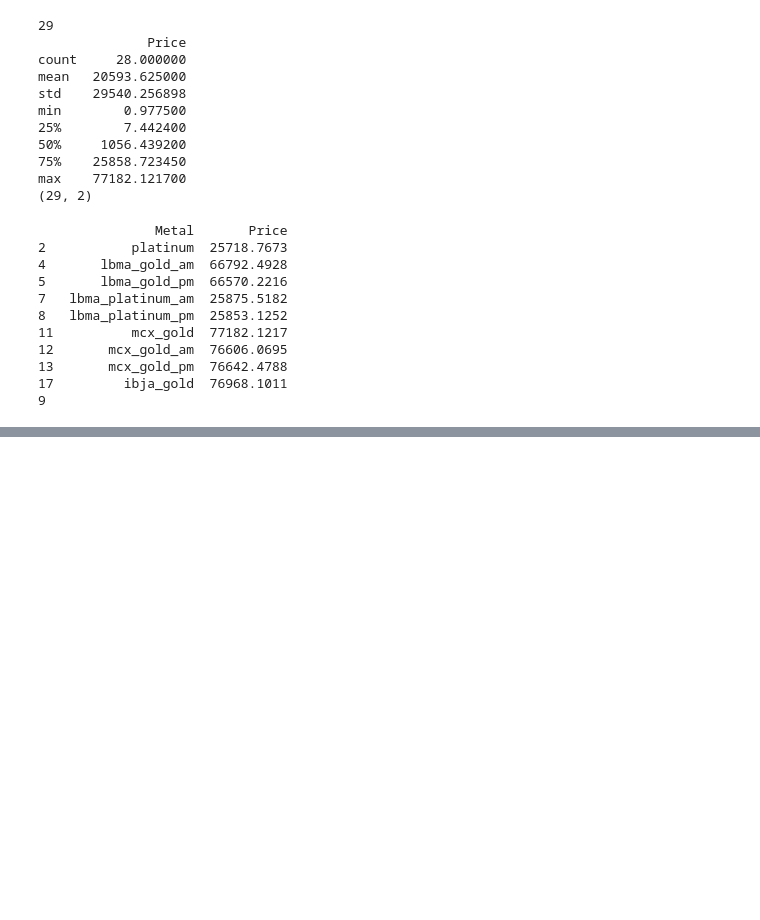
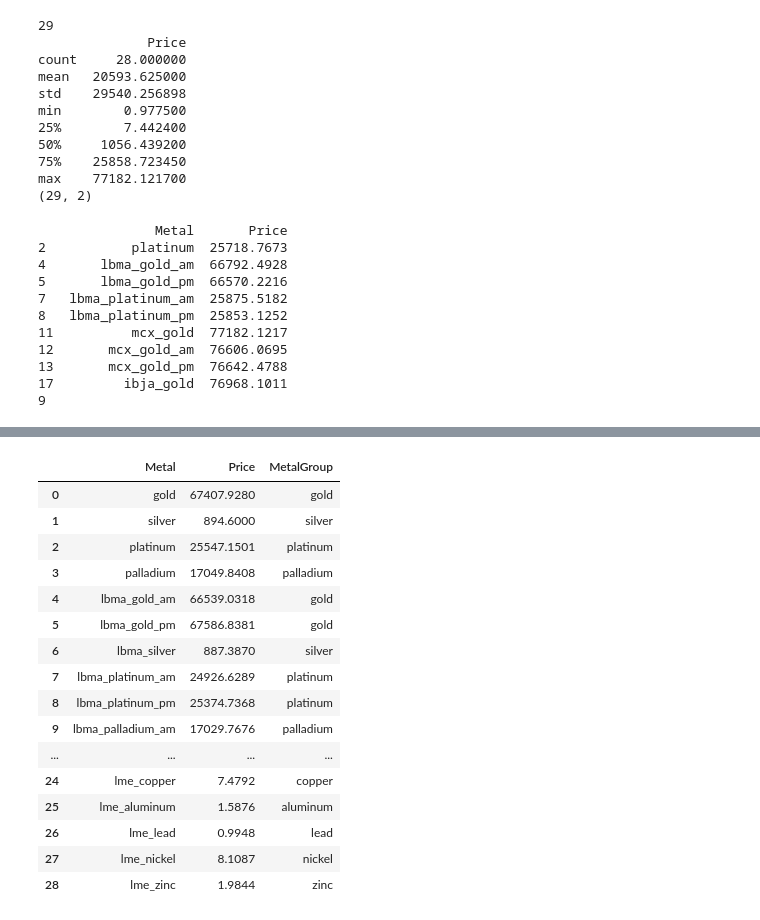
Before and after one commit to Otto-C/Otto-C.github.io, a Jupyter notebook: 01_Bullion_API_Extraction.ipynb, the cells around one changed output, grey strips where cells are left out. Cells and saved outputs as stored; diff of their text form; code cells hidden in the pictures; blank space fills up the shorter version.

```diff
--- a/01_Bullion_API_Extraction.ipynb
+++ b/01_Bullion_API_Extraction.ipynb
@@ -1422,0 +1517,31 @@ dtype: object
+# %%
+# Create a new column to group similar metals
+
+metals = ["gold", "silver", "platinum", "palladium",
+          "copper", "aluminum", "lead", "nickel", "zinc"]
+
+df["MetalGroup"] = df["Metal"].apply(
+    lambda x: next((m for m in metals if m in x), x)
+)
+
+df
+# Count how many records belong to each metal group
+#df.groupby("MetalGroup").size()
+# %% [output]
+|  | Metal | Price | MetalGroup |
+| 0 | gold | 67407.9280 | gold |
+| 1 | silver | 894.6000 | silver |
+| 2 | platinum | 25547.1501 | platinum |
+| 3 | palladium | 17049.8408 | palladium |
+| 4 | lbma_gold_am | 66539.0318 | gold |
+| 5 | lbma_gold_pm | 67586.8381 | gold |
+| 6 | lbma_silver | 887.3870 | silver |
+| 7 | lbma_platinum_am | 24926.6289 | platinum |
+| 8 | lbma_platinum_pm | 25374.7368 | platinum |
+| 9 | lbma_palladium_am | 17029.7676 | palladium |
+| ... | ... | ... | ... |
+| 24 | lme_copper | 7.4792 | copper |
+| 25 | lme_aluminum | 1.5876 | aluminum |
+| 26 | lme_lead | 0.9948 | lead |
+| 27 | lme_nickel | 8.1087 | nickel |
+| 28 | lme_zinc | 1.9844 | zinc |
```
Also changed, not shown: parts of 13 cells of this notebook.
